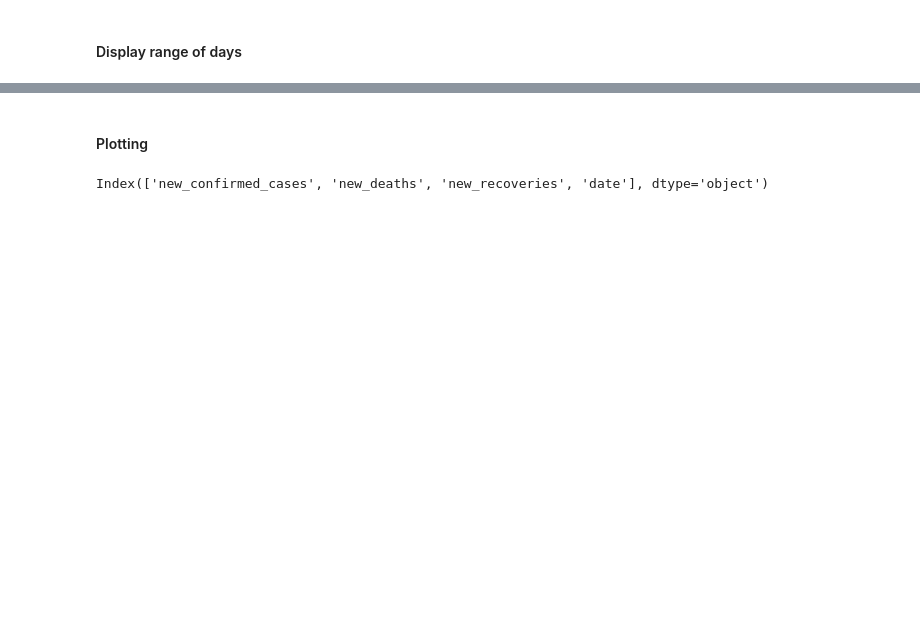
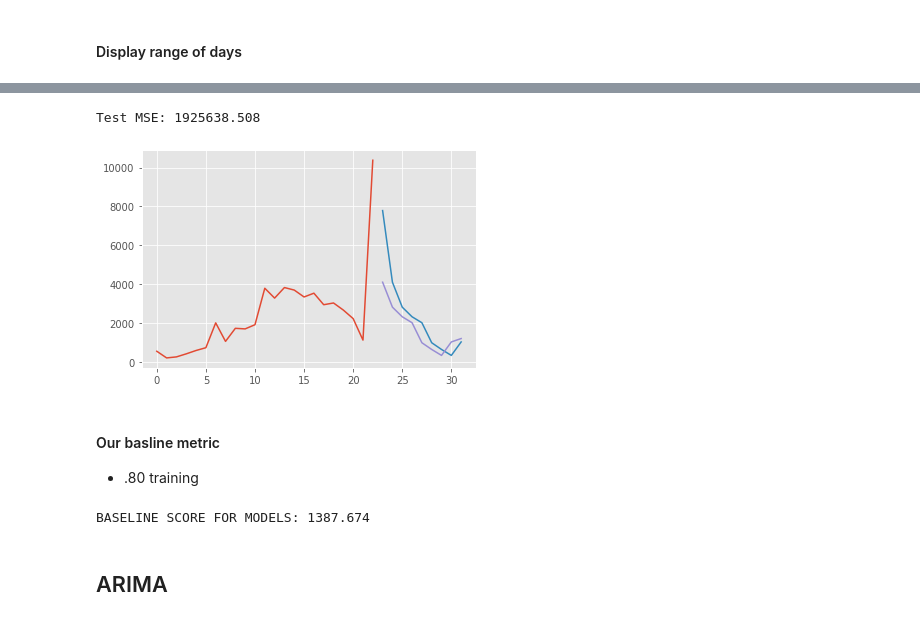
Before and after one commit to AaronWard/covidify, a Jupyter notebook: notebooks/time_series_analysis.ipynb, the cells around one changed output, grey strips where cells are left out. Drawn from its saved outputs; the diff is of its cells as text; code cells hidden in the pictures; blank space fills up the shorter version.

```diff
--- a/notebooks/time_series_analysis.ipynb
+++ b/notebooks/time_series_analysis.ipynb
@@ -79,0 +131,6 @@ trend data:
+# %%
+# Create lagged dataset
+values = pd.DataFrame(daily_df.confirmed_exp_MA.values)
+df = pd.concat([values, values.shift(1)], axis=1)
+df.columns = ['t', 't+1']
+df.head()
@@ -79,0 +144,8 @@ trend data:
+# %%
+## Create train and test set
+X = df.values
+train_size = int(len(X) * 0.75) # Take the first 2 thirds as training
+train, test = X[1:train_size], X[train_size:] #1 onward because there is a NaN
+
+train_X, train_y = train[:,0], train[:,1]
+test_X, test_y = test[:,0], test[:,1]
@@ -80,2 +154,27 @@ trend data:
+# %%
+predictions = list()
+for x in test_X:
+	predictions.append(x)
+
+test_score = mean_squared_error(test_y, predictions)
+print('Test MSE: %.3f' % test_score)
+# %% [output]
+Test MSE: 1925638.508
+# %%
+# plot predictions and expected results
+plt.plot(train_y)
+plt.plot([None for i in train_y] + [x for x in test_y])
+plt.plot([None for i in train_y] + [x for x in predictions])
+plt.show()
+# %% [output]
+[figure, added]
+# %% [markdown]
+#### Our basline metric
+- .80 training
+# %%
+# A squared value is not interpretable, so you get the sqaure root to get the mean error value
+print('BASELINE SCORE FOR MODELS: %.3f' % np.sqrt(test_score))
+# %% [output]
+BASELINE SCORE FOR MODELS: 1387.674
 # %% [markdown]
-#### Plotting
+## ARIMA
@@ -105,4 +180,0 @@ def plot_series(time, series, format="-", start=0, end=None):
-# %%
-daily_df.columns
-# %% [output]
-Index(['new_confirmed_cases', 'new_deaths', 'new_recoveries', 'date'], dtype='object')
```
Also changed, not shown: parts of 27 cells of this notebook, 14 other files.
